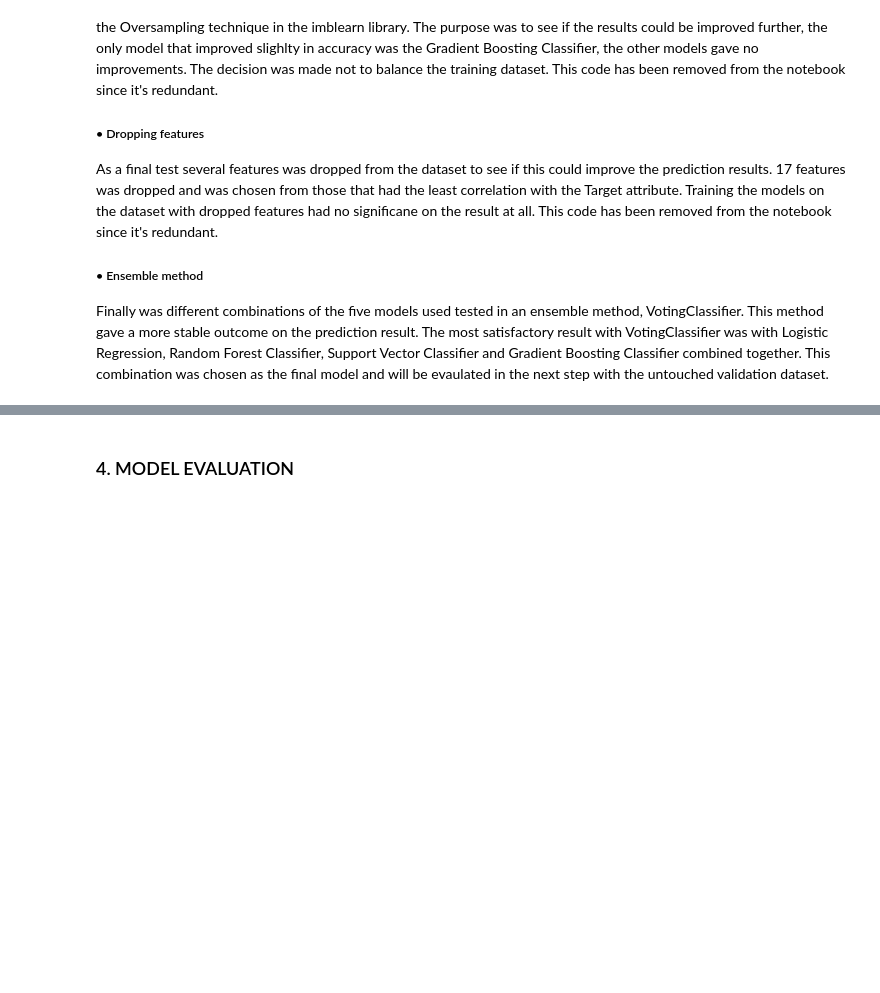
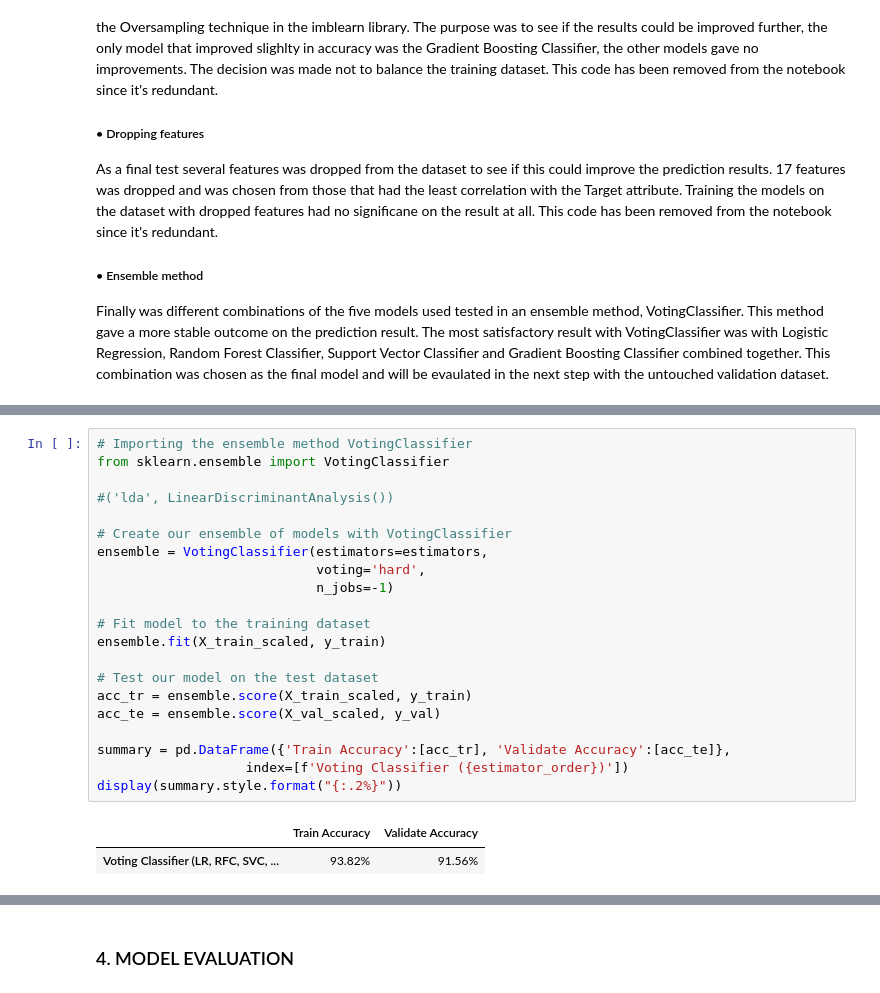
Before and after one commit to LLUhlin/data-science-project, a Jupyter notebook: student_final.ipynb, the cells around one changed output, grey strips where cells are left out. Drawn from its saved outputs; the diff is of its cells as text; blank space fills up the shorter version.

```diff
--- a/student_final.ipynb
+++ b/student_final.ipynb
@@ -465,3 +576,27 @@ display(summa.style.format("{:.2%}"))
+# %%
+# Importing the ensemble method VotingClassifier
+from sklearn.ensemble import VotingClassifier
+
+#('lda', LinearDiscriminantAnalysis())
+
+# Create our ensemble of models with VotingClassifier
+ensemble = VotingClassifier(estimators=estimators,
+                            voting='hard',
+                            n_jobs=-1)
+
+# Fit model to the training dataset
+ensemble.fit(X_train_scaled, y_train)
+
+# Test our model on the test dataset
+acc_tr = ensemble.score(X_train_scaled, y_train)
+acc_te = ensemble.score(X_val_scaled, y_val)
+
+summary = pd.DataFrame({'Train Accuracy':[acc_tr], 'Validate Accuracy':[acc_te]},
+                   index=[f'Voting Classifier ({estimator_order})'])
+display(summary.style.format("{:.2%}"))
+# %% [output]
+|  | Train Accuracy | Validate Accuracy |
+| Voting Classifier (LR, RFC, SVC, ... | 93.82% | 91.56% |
 # %% [markdown]
 <a id="change-bnb-fit"></a>
 # %% [markdown]
```
Also changed, not shown: parts of 30 cells of this notebook, 1 other file.
